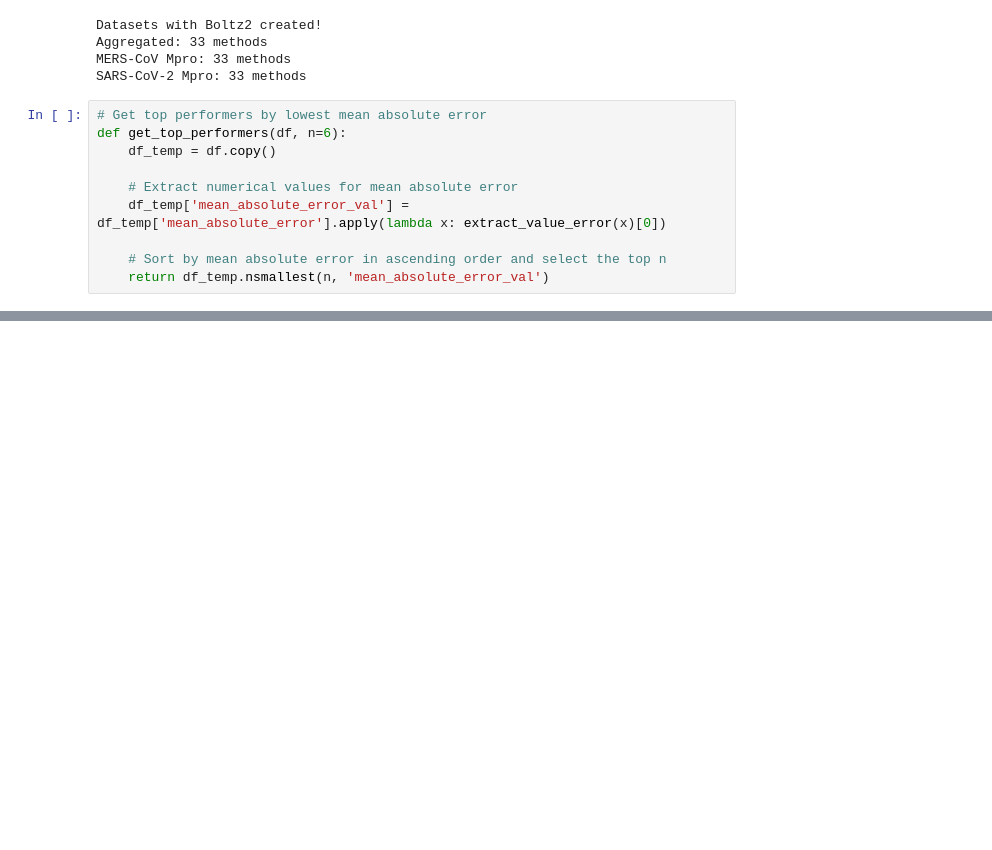
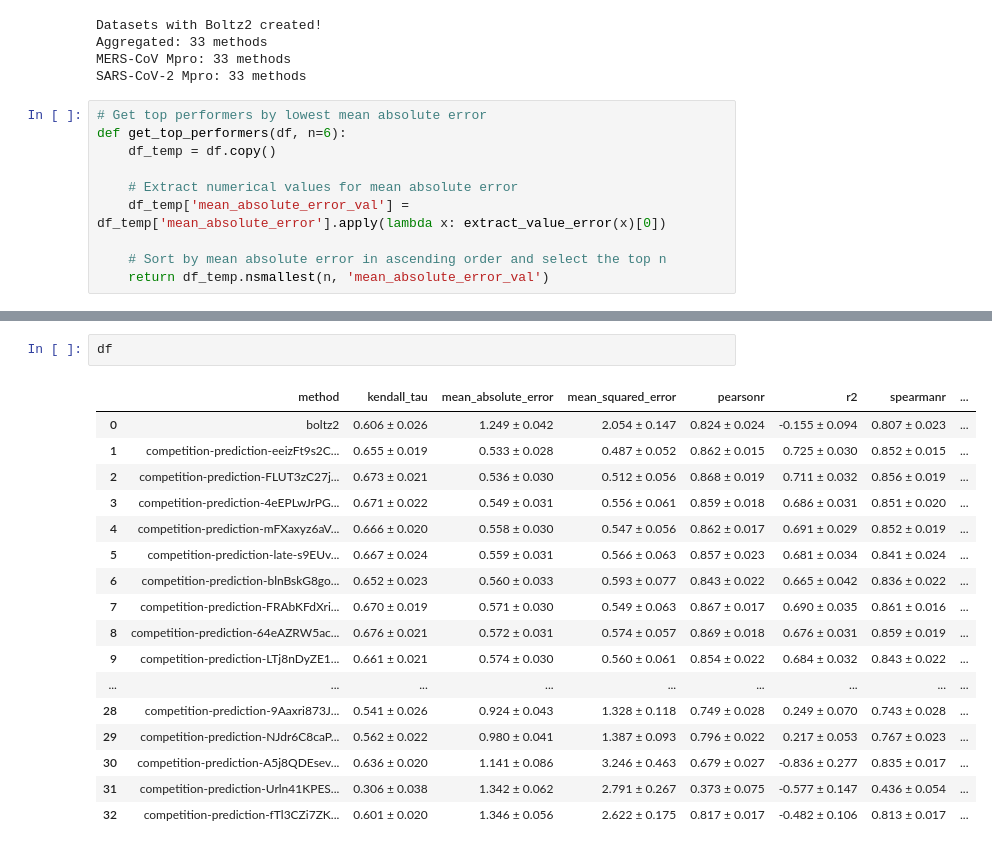
Before and after one commit to meyresearch/Boltz2PotencyPolaris, a Jupyter notebook: boltz_polaris_evaluation.ipynb, the cells around one changed output, grey strips where cells are left out. Cells and saved outputs as stored; diff of their text form; blank space fills up the shorter version.

```diff
--- a/boltz_polaris_evaluation.ipynb
+++ b/boltz_polaris_evaluation.ipynb
@@ -359,3 +455,23 @@ Plot saved to mers_comparison_plot.png
+# %%
+df
+# %% [output]
+|  | method | kendall_tau | mean_absolute_error | mean_squared_error | pearsonr | r2 | spearmanr | ... |
+| 0 | boltz2 | 0.606 ± 0.026 | 1.249 ± 0.042 | 2.054 ± 0.147 | 0.824 ± 0.024 | -0.155 ± 0.094 | 0.807 ± 0.023 | ... |
+| 1 | competition-prediction-eeizFt9s2C... | 0.655 ± 0.019 | 0.533 ± 0.028 | 0.487 ± 0.052 | 0.862 ± 0.015 | 0.725 ± 0.030 | 0.852 ± 0.015 | ... |
+| 2 | competition-prediction-FLUT3zC27j... | 0.673 ± 0.021 | 0.536 ± 0.030 | 0.512 ± 0.056 | 0.868 ± 0.019 | 0.711 ± 0.032 | 0.856 ± 0.019 | ... |
+| 3 | competition-prediction-4eEPLwJrPG... | 0.671 ± 0.022 | 0.549 ± 0.031 | 0.556 ± 0.061 | 0.859 ± 0.018 | 0.686 ± 0.031 | 0.851 ± 0.020 | ... |
+| 4 | competition-prediction-mFXaxyz6aV... | 0.666 ± 0.020 | 0.558 ± 0.030 | 0.547 ± 0.056 | 0.862 ± 0.017 | 0.691 ± 0.029 | 0.852 ± 0.019 | ... |
+| 5 | competition-prediction-late-s9EUv... | 0.667 ± 0.024 | 0.559 ± 0.031 | 0.566 ± 0.063 | 0.857 ± 0.023 | 0.681 ± 0.034 | 0.841 ± 0.024 | ... |
+| 6 | competition-prediction-blnBskG8go... | 0.652 ± 0.023 | 0.560 ± 0.033 | 0.593 ± 0.077 | 0.843 ± 0.022 | 0.665 ± 0.042 | 0.836 ± 0.022 | ... |
+| 7 | competition-prediction-FRAbKFdXri... | 0.670 ± 0.019 | 0.571 ± 0.030 | 0.549 ± 0.063 | 0.867 ± 0.017 | 0.690 ± 0.035 | 0.861 ± 0.016 | ... |
+| 8 | competition-prediction-64eAZRW5ac... | 0.676 ± 0.021 | 0.572 ± 0.031 | 0.574 ± 0.057 | 0.869 ± 0.018 | 0.676 ± 0.031 | 0.859 ± 0.019 | ... |
+| 9 | competition-prediction-LTj8nDyZE1... | 0.661 ± 0.021 | 0.574 ± 0.030 | 0.560 ± 0.061 | 0.854 ± 0.022 | 0.684 ± 0.032 | 0.843 ± 0.022 | ... |
+| ... | ... | ... | ... | ... | ... | ... | ... | ... |
+| 28 | competition-prediction-9Aaxri873J... | 0.541 ± 0.026 | 0.924 ± 0.043 | 1.328 ± 0.118 | 0.749 ± 0.028 | 0.249 ± 0.070 | 0.743 ± 0.028 | ... |
+| 29 | competition-prediction-NJdr6C8caP... | 0.562 ± 0.022 | 0.980 ± 0.041 | 1.387 ± 0.093 | 0.796 ± 0.022 | 0.217 ± 0.053 | 0.767 ± 0.023 | ... |
+| 30 | competition-prediction-A5j8QDEsev... | 0.636 ± 0.020 | 1.141 ± 0.086 | 3.246 ± 0.463 | 0.679 ± 0.027 | -0.836 ± 0.277 | 0.835 ± 0.017 | ... |
+| 31 | competition-prediction-Urln41KPES... | 0.306 ± 0.038 | 1.342 ± 0.062 | 2.791 ± 0.267 | 0.373 ± 0.075 | -0.577 ± 0.147 | 0.436 ± 0.054 | ... |
+| 32 | competition-prediction-fTl3CZi7ZK... | 0.601 ± 0.020 | 1.346 ± 0.056 | 2.622 ± 0.175 | 0.817 ± 0.017 | -0.482 ± 0.106 | 0.813 ± 0.017 | ... |
 # %%
 # Function to print ranking table for a dataset with both MAE and Avg Correlation rankings
 def print_ranking_table(df, boltz2_df, dataset_name, n_top=6):
```
Also changed, not shown: parts of 13 cells of this notebook, 7 other files.
